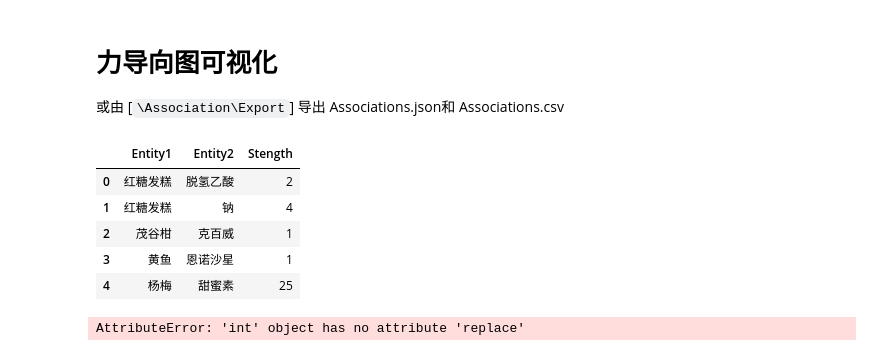
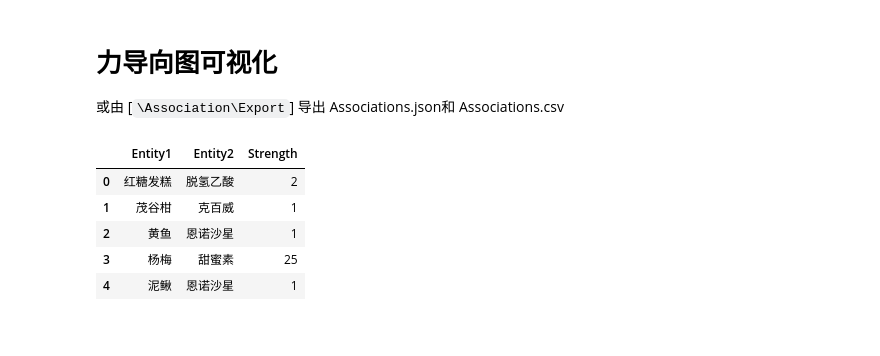
Before and after one commit to zhangys11/nlp, a Jupyter notebook: case_study/food_additives/Main.ipynb, the cells around one changed output. Drawn from its saved outputs; the diff is of its cells as text; code cells hidden in the pictures.

```diff
--- a/case_study/food_additives/Main.ipynb
+++ b/case_study/food_additives/Main.ipynb
@@ -394,2 +396,4 @@ X矩阵为m*n，m为文档数，n为单词数，用于记录每行文档单词
 # %% [markdown]
 * 对于英文文本，可以直接使用sklearn.feature_extraction.text.CountVectorizer
+# %%
+SEG_FLAVOR = 'jiagu' # or 'jieba'
@@ -627,42 +752,17 @@ Index(['Entity1', 'Entity2', 'Stength'], dtype='object')
 或由 [`\Association\Export`] 导出 Associations.json和 Associations.csv
 # %%
 import json
-filename = 'Associations.csv'
+filename = 'Associations_' + SEG_FLAVOR + '.csv'
 
 # Reload back
 import pandas as pd
 
 df_assoc = pd.read_csv(filename, delimiter='\t')
 df_assoc.head()
 # %% [output]
-|  | Entity1 | Entity2 | Stength |
+|  | Entity1 | Entity2 | Strength |
 | 0 | 红糖发糕 | 脱氢乙酸 | 2 |
-| 1 | 红糖发糕 | 钠 | 4 |
-| 2 | 茂谷柑 | 克百威 | 1 |
-| 3 | 黄鱼 | 恩诺沙星 | 1 |
-| 4 | 杨梅 | 甜蜜素 | 25 |
+| 1 | 茂谷柑 | 克百威 | 1 |
+| 2 | 黄鱼 | 恩诺沙星 | 1 |
+| 3 | 杨梅 | 甜蜜素 | 25 |
+| 4 | 泥鳅 | 恩诺沙星 | 1 |
-# %%
-import networkx as nx
-
-G = nx.DiGraph()
-
-for index, row in df_assoc.iterrows():
-    # edge = (row[0], row[1], row[2])
-    G.add_edge(row[0].replace(u'\xa0', u' '),
-               row[1].replace(u'\xa0', u' '),
-               penwidth=row[2])
-print(G)
-nx.drawing.nx_pydot.write_dot(G, 'g.dot')
-
-### Encoding conversion ###
-import codecs
-BLOCKSIZE = 1048576 # or some other, desired size in bytes
-with codecs.open('g.dot', "r", "gbk") as sourceFile:
-    with codecs.open('g_utf8.dot', "w", "utf-8") as targetFile:
-        while True:
-            contents = sourceFile.read(BLOCKSIZE)
-            if not contents:
-                break
-            targetFile.write(contents)
-# %% [output]
-AttributeError: 'int' object has no attribute 'replace'
```
Also changed, not shown: parts of 30 cells of this notebook, 21 other files.
